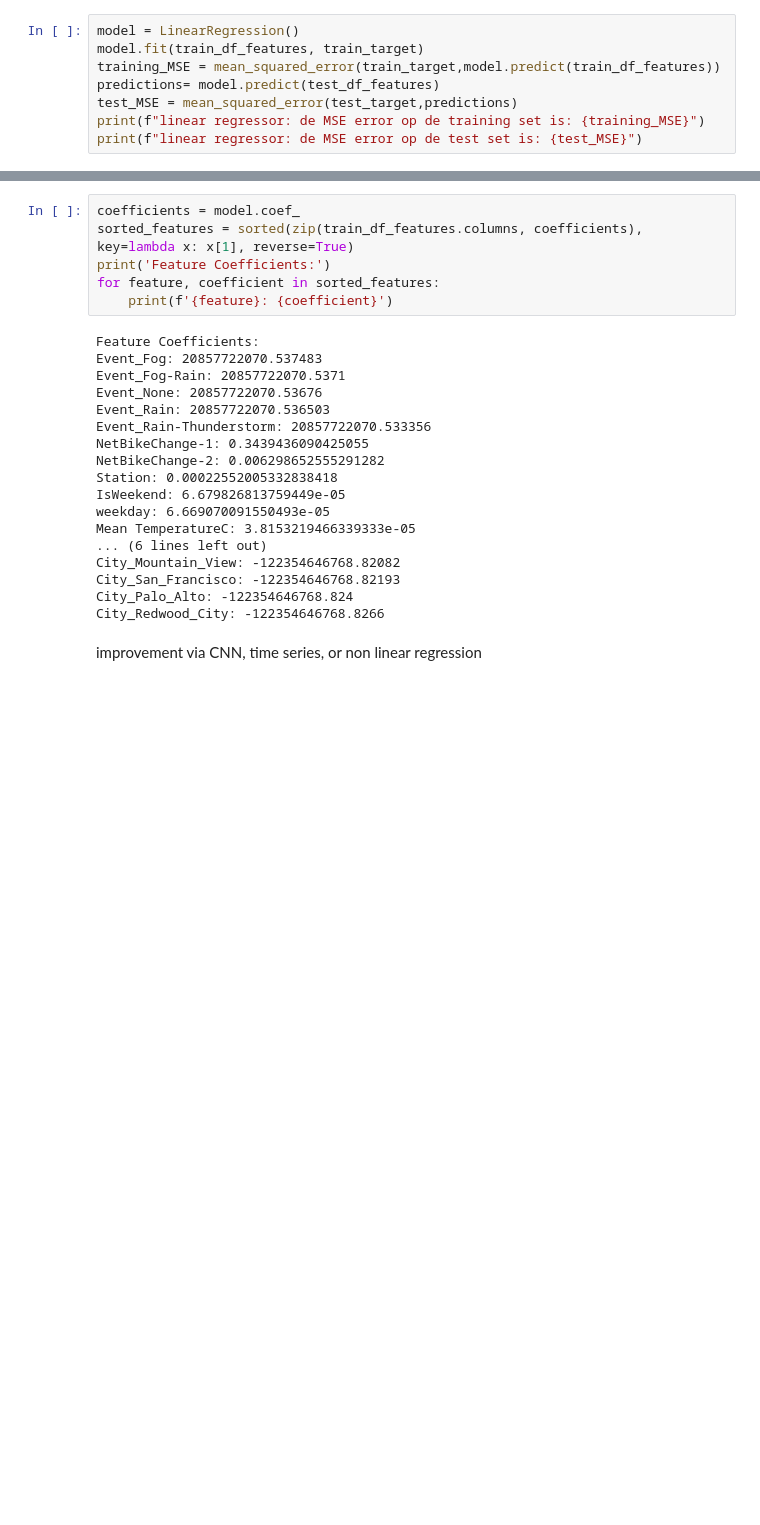
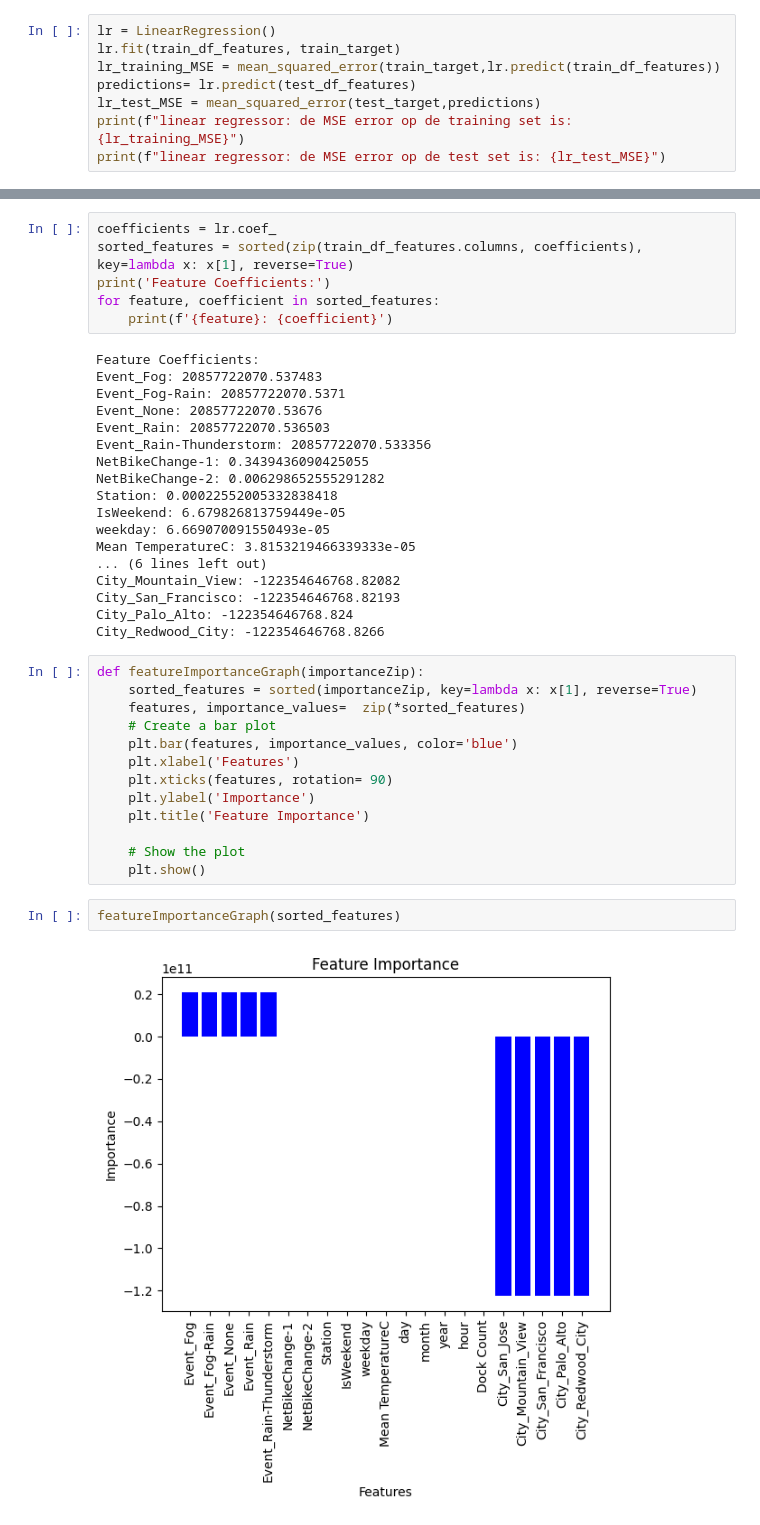
Before and after one commit to DecosterBram/MOW-BikeShare-workshop, a Jupyter notebook: notebooks/BikeShare_exercise_solution.ipynb, the cells around one changed output, grey strips where cells are left out. Saved outputs shown, nothing was run; the diff lists cells and outputs as text; blank space fills up the shorter version.

Commit message:
Added more ml models and feature importance

```diff
--- a/notebooks/BikeShare_exercise_solution.ipynb
+++ b/notebooks/BikeShare_exercise_solution.ipynb
@@ -814,13 +830,13 @@ train_df_features = training_df.drop('netBikeChange',axis=1)
 test_target = test_df['netBikeChange']
 test_df_features = test_df.drop('netBikeChange',axis=1)
 # %%
-model = LinearRegression()
-model.fit(train_df_features, train_target)
-training_MSE = mean_squared_error(train_target,model.predict(train_df_features))
-predictions= model.predict(test_df_features)
-test_MSE = mean_squared_error(test_target,predictions)
-print(f"linear regressor: de MSE error op de training set is: {training_MSE}")
-print(f"linear regressor: de MSE error op de test set is: {test_MSE}")
+lr = LinearRegression()
+lr.fit(train_df_features, train_target)
+lr_training_MSE = mean_squared_error(train_target,lr.predict(train_df_features))
+predictions= lr.predict(test_df_features)
+lr_test_MSE = mean_squared_error(test_target,predictions)
+print(f"linear regressor: de MSE error op de training set is: {lr_training_MSE}")
+print(f"linear regressor: de MSE error op de test set is: {lr_test_MSE}")
 # %% [output]
 linear regressor: de MSE error op de training set is: 2.149376641133202
 linear regressor: de MSE error op de test set is: 2.5316496756037683
@@ -831,7 +847,7 @@ We zien hier ook dat het model minder goed werkt op ongeziene data (test set) in
 ### Feature importance
 Laten we nu eens kijken welke van onze features het belangrijkste waren voor het voorspellen van de fietsenverandering.
 # %%
-coefficients = model.coef_
+coefficients = lr.coef_
 sorted_features = sorted(zip(train_df_features.columns, coefficients), key=lambda x: x[1], reverse=True)
 print('Feature Coefficients:')
 for feature, coefficient in sorted_features:
@@ -854,5 +870,20 @@ City_Mountain_View: -122354646768.82082
 City_San_Francisco: -122354646768.82193
 City_Palo_Alto: -122354646768.824
 City_Redwood_City: -122354646768.8266
-# %% [markdown]
-improvement via CNN, time series, or non linear regression
+# %%
+def featureImportanceGraph(importanceZip):
+    sorted_features = sorted(importanceZip, key=lambda x: x[1], reverse=True)
+    features, importance_values=  zip(*sorted_features)
+    # Create a bar plot
+    plt.bar(features, importance_values, color='blue')
+    plt.xlabel('Features')
+    plt.xticks(features, rotation= 90)
+    plt.ylabel('Importance')
+    plt.title('Feature Importance')
+
+    # Show the plot
+    plt.show()
+# %%
+featureImportanceGraph(sorted_features)
+# %% [output]
+[figure, added]
```
Also changed, not shown: parts of 15 cells of this notebook.
